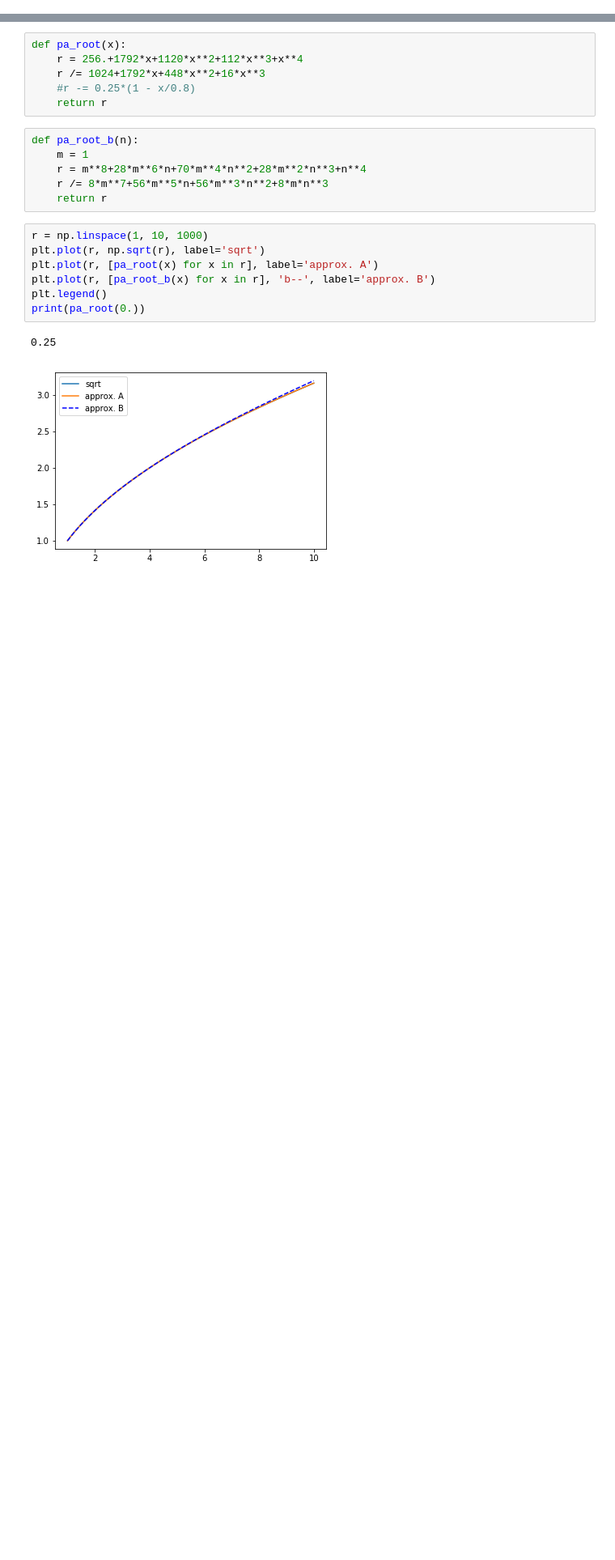
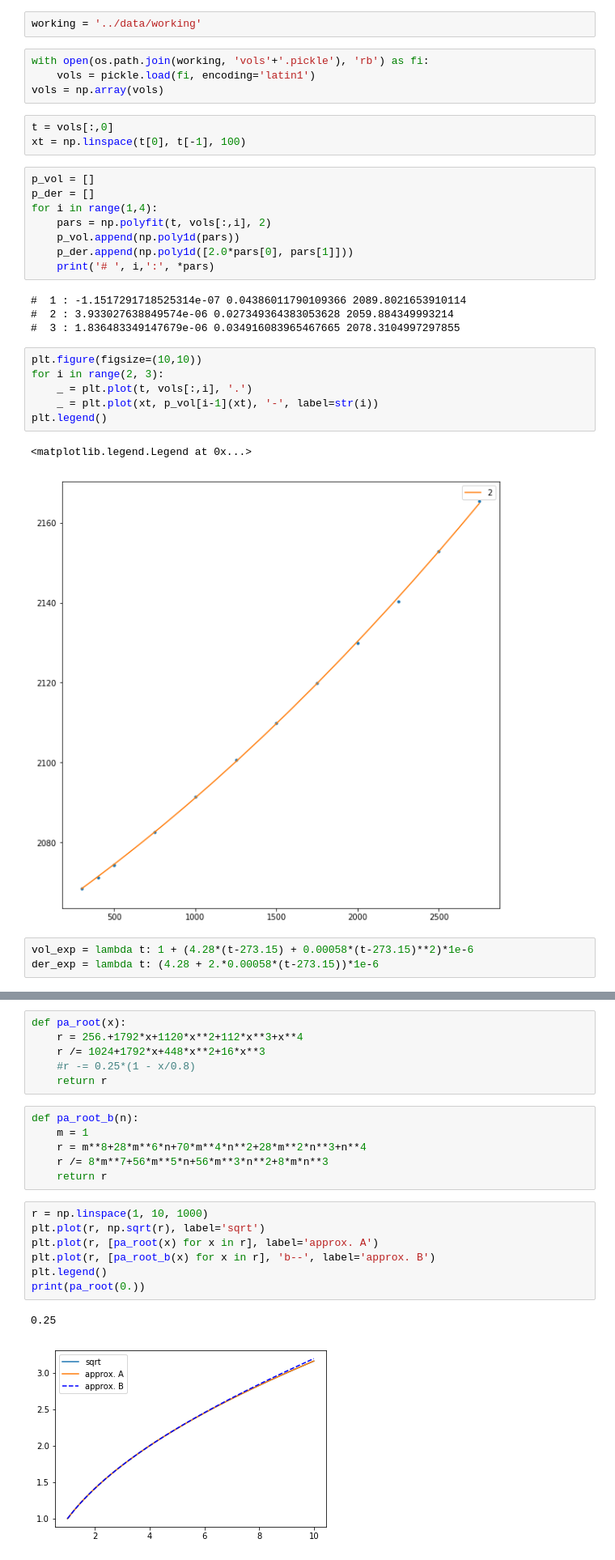
Before and after one commit to vlcekl/eam-models, a Jupyter notebook: notebooks/Untitled.ipynb, the cells around one changed output, grey strips where cells are left out. Shown at 81% size. Drawn from its saved outputs; the diff is of its cells as text; blank space fills up the shorter version.

```diff
--- a/notebooks/Untitled.ipynb
+++ b/notebooks/Untitled.ipynb
@@ -3,2 +5,35 @@ import numpy as np
 %matplotlib inline
 import matplotlib.pyplot as plt
+# %%
+working = '../data/working'
+# %%
+with open(os.path.join(working, 'vols'+'.pickle'), 'rb') as fi:
+    vols = pickle.load(fi, encoding='latin1')
+vols = np.array(vols)
+# %%
+t = vols[:,0]
+xt = np.linspace(t[0], t[-1], 100)
+# %%
+p_vol = []
+p_der = []
+for i in range(1,4):
+    pars = np.polyfit(t, vols[:,i], 2)
+    p_vol.append(np.poly1d(pars))
+    p_der.append(np.poly1d([2.0*pars[0], pars[1]]))
+    print('# ', i,':', *pars)
+# %% [output]
+#  1 : -1.1517291718525314e-07 0.04386011790109366 2089.8021653910114
+#  2 : 3.933027638849574e-06 0.027349364383053628 2059.884349993214
+#  3 : 1.836483349147679e-06 0.034916083965467665 2078.3104997297855
+# %%
+plt.figure(figsize=(10,10))
+for i in range(2, 3):
+    _ = plt.plot(t, vols[:,i], '.')
+    _ = plt.plot(xt, p_vol[i-1](xt), '-', label=str(i))
+plt.legend()
+# %% [output]
+<matplotlib.legend.Legend at 0x...>
+[figure, added]
+# %%
+vol_exp = lambda t: 1 + (4.28*(t-273.15) + 0.00058*(t-273.15)**2)*1e-6
+der_exp = lambda t: (4.28 + 2.*0.00058*(t-273.15))*1e-6
```
Also changed, not shown: parts of 3 cells of this notebook, 7 other files.
